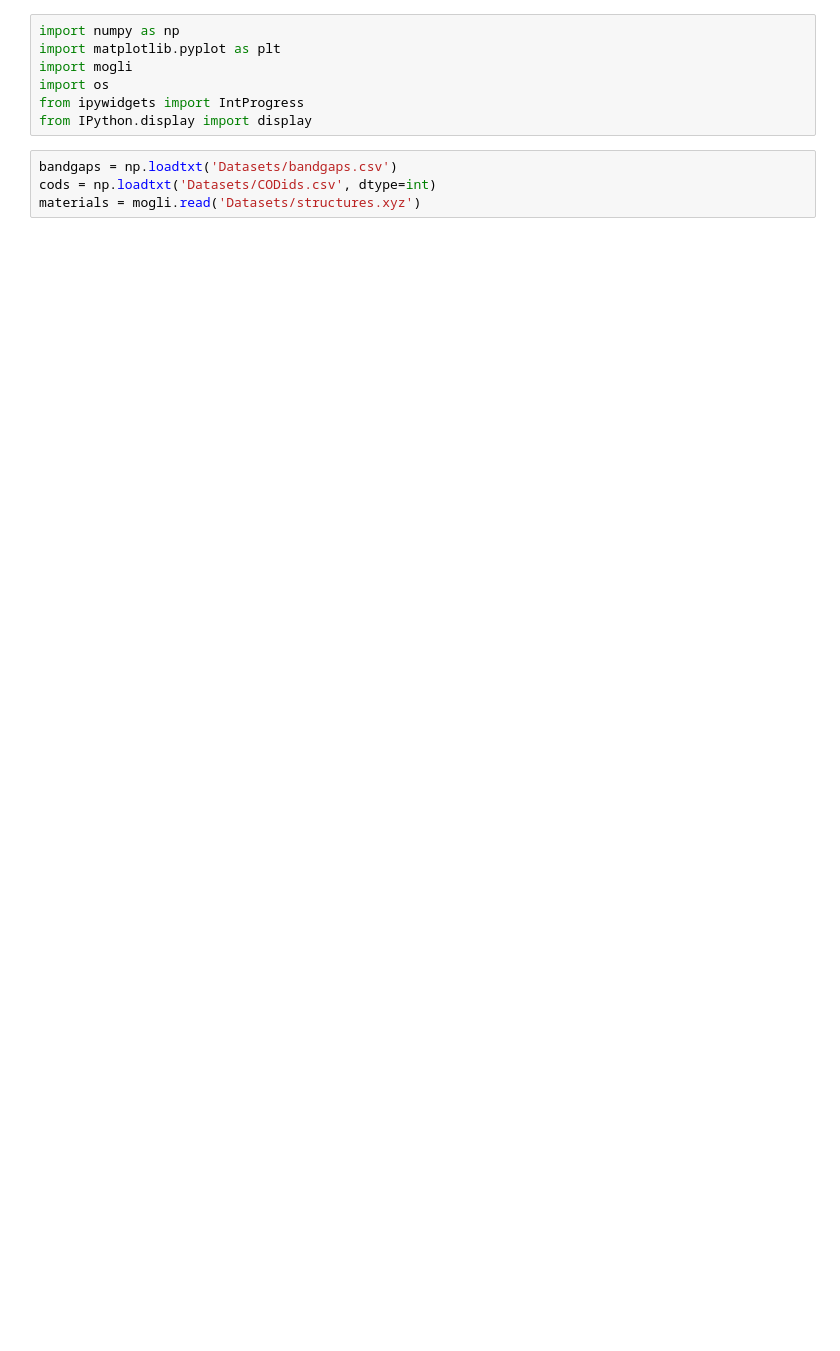
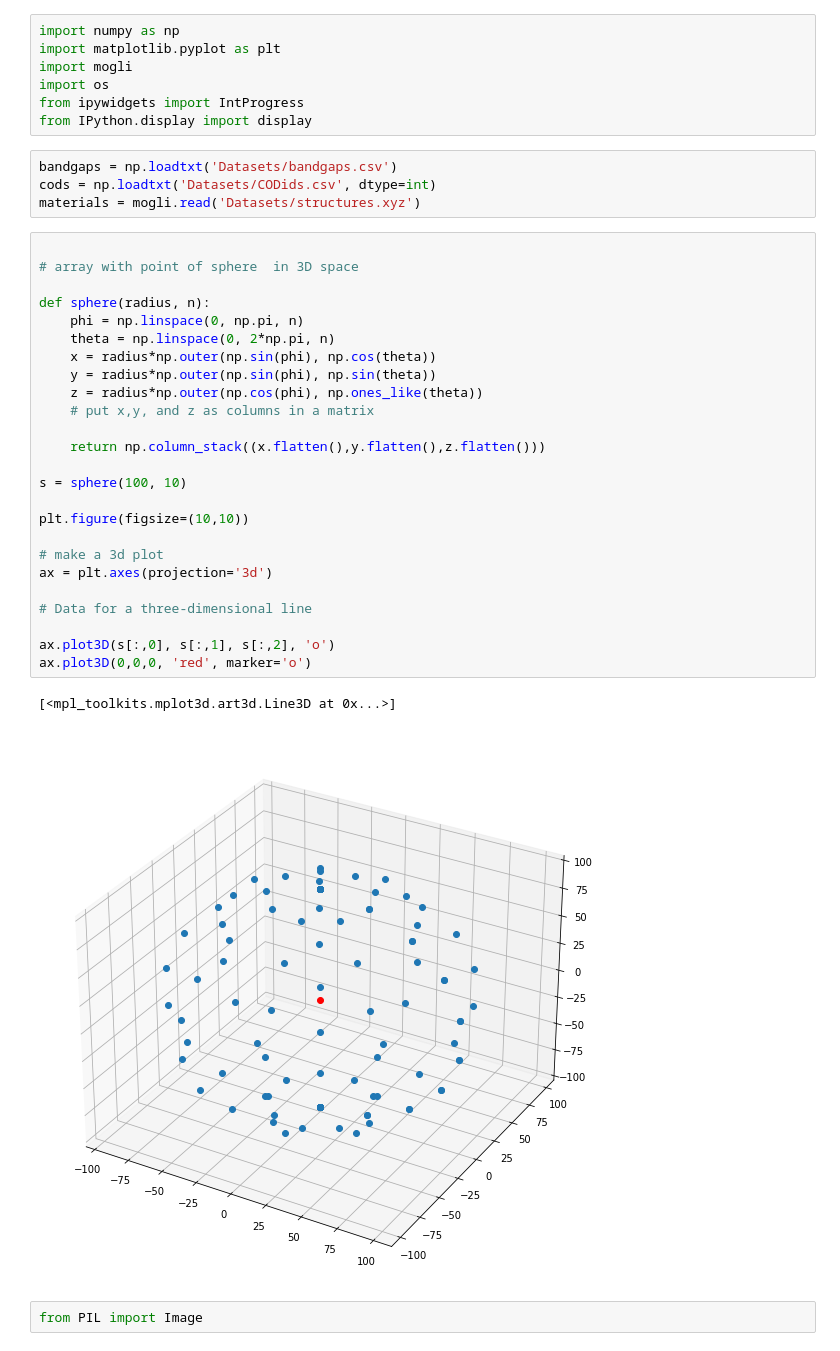
Before and after one commit to franz96521/band-gap, a Jupyter notebook: 3D Dataset creation.ipynb, the cells around one changed output. Cells and saved outputs as stored; diff of their text form; blank space fills up the shorter version.

```diff
--- a/3D Dataset creation.ipynb
+++ b/3D Dataset creation.ipynb
@@ -9,3 +9,33 @@ from IPython.display import display
 bandgaps = np.loadtxt('Datasets/bandgaps.csv')
 cods = np.loadtxt('Datasets/CODids.csv', dtype=int)
 materials = mogli.read('Datasets/structures.xyz')
+# %%
+
+# array with point of sphere  in 3D space
+
+def sphere(radius, n):
+    phi = np.linspace(0, np.pi, n)
+    theta = np.linspace(0, 2*np.pi, n)
+    x = radius*np.outer(np.sin(phi), np.cos(theta))
+    y = radius*np.outer(np.sin(phi), np.sin(theta))
+    z = radius*np.outer(np.cos(phi), np.ones_like(theta))
+    # put x,y, and z as columns in a matrix
+
+    return np.column_stack((x.flatten(),y.flatten(),z.flatten()))
+
+s = sphere(100, 10)
+
+plt.figure(figsize=(10,10))
+
+# make a 3d plot
+ax = plt.axes(projection='3d')
+
+# Data for a three-dimensional line
+
+ax.plot3D(s[:,0], s[:,1], s[:,2], 'o')
+ax.plot3D(0,0,0, 'red', marker='o')
+# %% [output]
+[<mpl_toolkits.mplot3d.art3d.Line3D at 0x...>]
+[figure, added]
+# %%
+from PIL import Image
```
Also changed, not shown: parts of 2 cells of this notebook, 3 other files.
